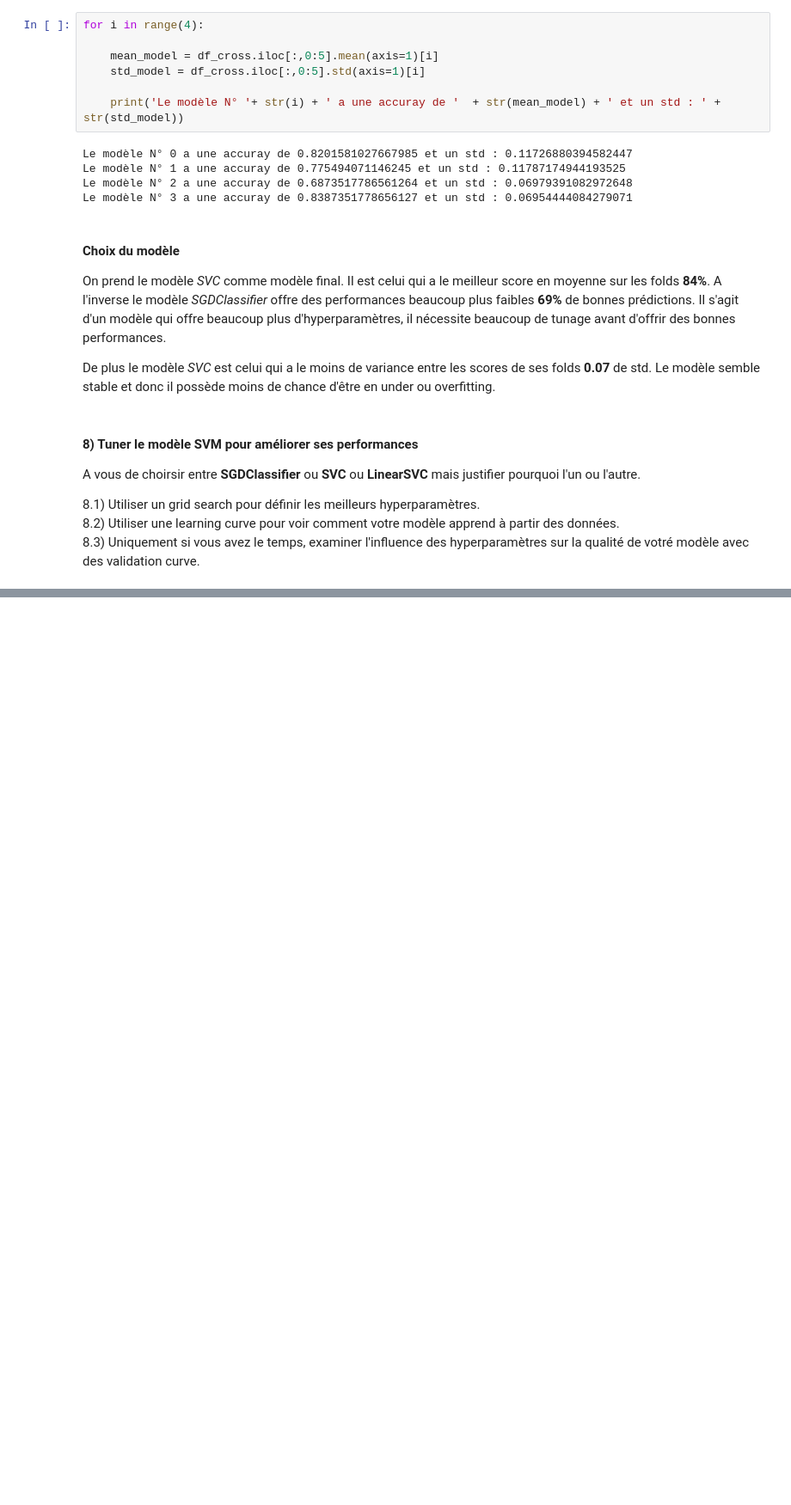
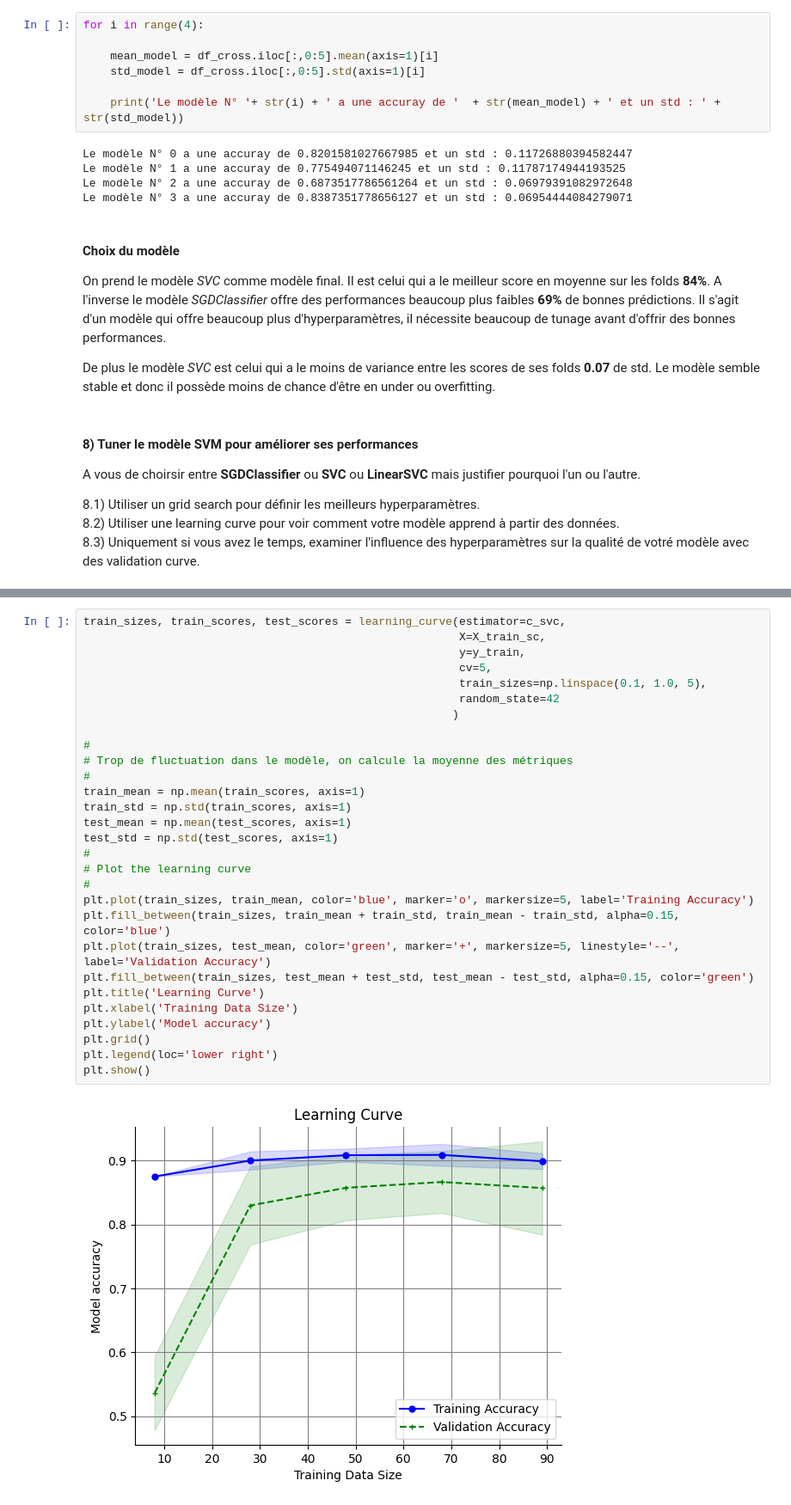
Before and after one commit to Roulitoo/cours_iae, a Jupyter notebook: 01_SVM/td/code/01_SVM_TD_correction.ipynb, the cells around one changed output, grey strips where cells are left out. Shown at 86% size. Cells and saved outputs as stored; diff of their text form; blank space fills up the shorter version.

```diff
--- a/01_SVM/td/code/01_SVM_TD_correction.ipynb
+++ b/01_SVM/td/code/01_SVM_TD_correction.ipynb
@@ -609,0 +701,31 @@ A vous de choirsir entre **SGDClassifier** ou **SVC** ou **LinearSVC** mais just
+# %%
+train_sizes, train_scores, test_scores = learning_curve(estimator=c_svc,
+                                                        X=X_train_sc,
+                                                        y=y_train,
+                                                        cv=5,
+                                                        train_sizes=np.linspace(0.1, 1.0, 5),
+                                                        random_state=42
+                                                       )
+
+#
+# Trop de fluctuation dans le modèle, on calcule la moyenne des métriques
+#
+train_mean = np.mean(train_scores, axis=1)
+train_std = np.std(train_scores, axis=1)
+test_mean = np.mean(test_scores, axis=1)
+test_std = np.std(test_scores, axis=1)
+#
+# Plot the learning curve
+#
+plt.plot(train_sizes, train_mean, color='blue', marker='o', markersize=5, label='Training Accuracy')
+plt.fill_between(train_sizes, train_mean + train_std, train_mean - train_std, alpha=0.15, color='blue')
+plt.plot(train_sizes, test_mean, color='green', marker='+', markersize=5, linestyle='--', label='Validation Accuracy')
+plt.fill_between(train_sizes, test_mean + test_std, test_mean - test_std, alpha=0.15, color='green')
+plt.title('Learning Curve')
+plt.xlabel('Training Data Size')
+plt.ylabel('Model accuracy')
+plt.grid()
+plt.legend(loc='lower right')
+plt.show()
+# %% [output]
+[figure, added]
```
Also changed, not shown: parts of 45 cells of this notebook.
